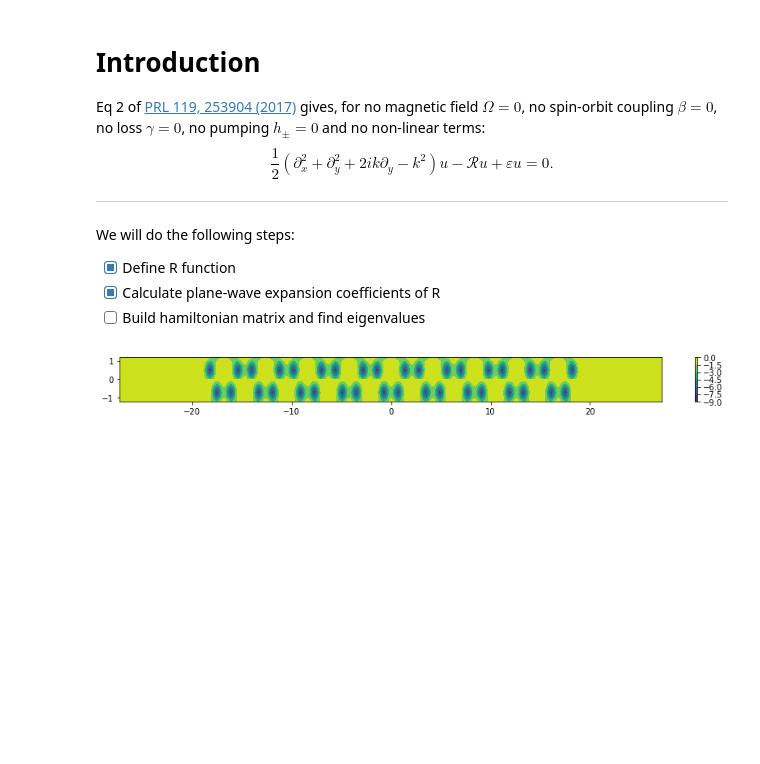
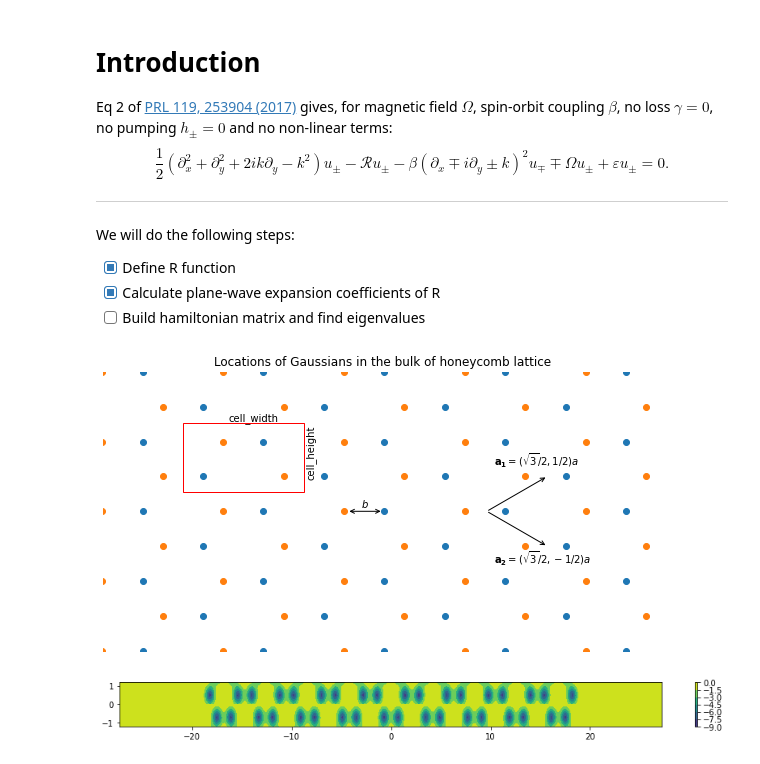
Before and after one commit to sangsoonoh/soliton_exciton, a Jupyter notebook: Kartashov/kartashov.ipynb, the cells around one changed output. Cells and saved outputs as stored; diff of their text form; code cells hidden in the pictures; blank space fills up the shorter version.

```diff
--- a/Kartashov/kartashov.ipynb
+++ b/Kartashov/kartashov.ipynb
@@ -1,8 +1,8 @@
 # %% [markdown]
 # Introduction
-Eq 2 of [PRL 119, 253904 (2017)](https://doi.org/10.1103/PhysRevLett.119.253904) gives, for no magnetic field $\Omega=0$, no spin-orbit coupling $\beta=0$, no loss $\gamma=0$, no pumping $h_\pm=0$ and no non-linear terms:
+Eq 2 of [PRL 119, 253904 (2017)](https://doi.org/10.1103/PhysRevLett.119.253904) gives, for magnetic field $\Omega$, spin-orbit coupling $\beta$, no loss $\gamma=0$, no pumping $h_\pm=0$ and no non-linear terms:
 $$
-\frac{1}{2}\left(\partial_x^2+\partial_y^2+2ik\partial_y-k^2\right)u-\mathcal{R}u+\varepsilon u=0.
+\frac{1}{2}\left(\partial_x^2+\partial_y^2+2ik\partial_y-k^2\right)u_\pm-\mathcal{R}u_\pm -\beta(\partial_x \mp i\partial_y \pm k)^2u_\mp \mp \Omega u_\pm +\varepsilon u_\pm=0.
 $$
 
 
@@ -14,7 +14,12 @@ We will do the following steps:
 - [ ] Build hamiltonian matrix and find eigenvalues
 # %%
 import figures
-# figures.honeycomb()
+import importlib
+importlib.reload(figures)
+figures.usetex = False
+figures.honeycomb()
+# %% [output]
+[figure, added]
 # %%
 #Define R(x,y) function for lattice of gaussians
 
```
Also changed, not shown: parts of 8 cells of this notebook, 1 other file.
